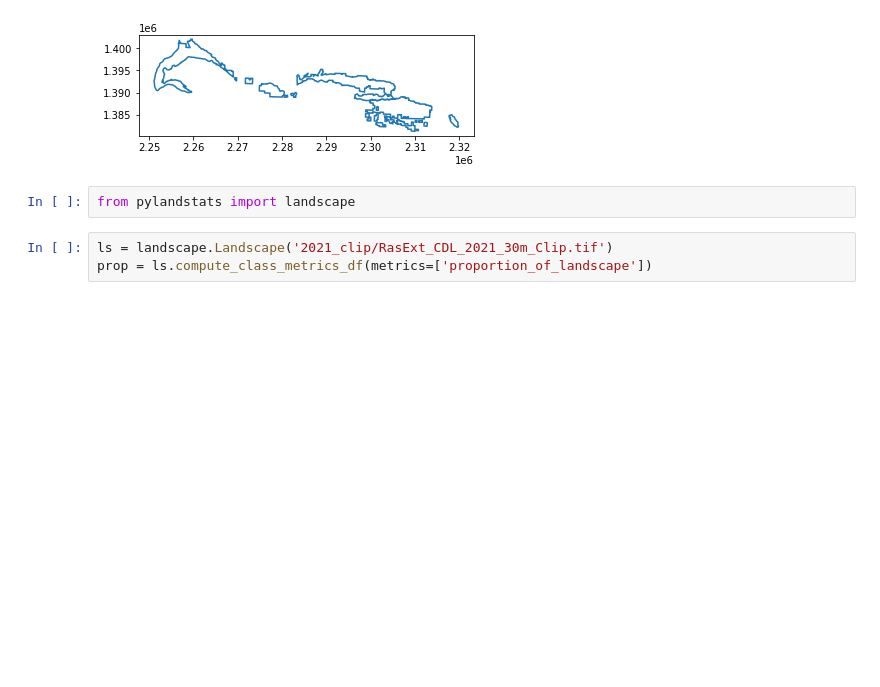
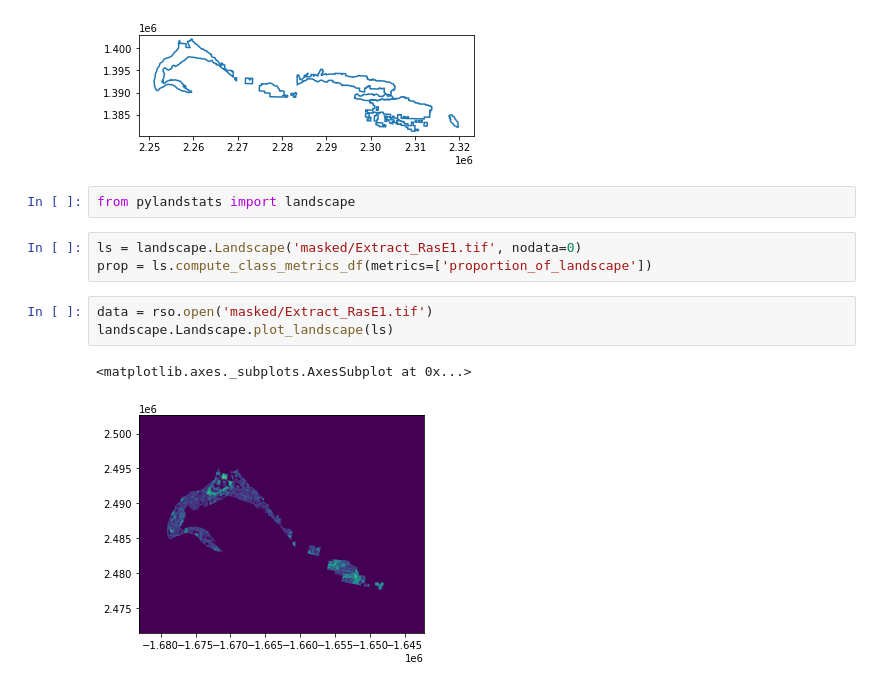
Before and after one commit to bridgetmarie24/pod_pou_lulcc, a Jupyter notebook: subset_LULCC.ipynb, the cells around one changed output. Drawn from its saved outputs; the diff is of its cells as text; blank space fills up the shorter version.

Commit message:
removed background data for metric analysis

```diff
--- a/subset_LULCC.ipynb
+++ b/subset_LULCC.ipynb
@@ -154,7 +113,13 @@ shp_file.boundary.plot()
 # %%
 from pylandstats import landscape
 # %%
-ls = landscape.Landscape('2021_clip/RasExt_CDL_2021_30m_Clip.tif')
+ls = landscape.Landscape('masked/Extract_RasE1.tif', nodata=0)
 prop = ls.compute_class_metrics_df(metrics=['proportion_of_landscape'])
+# %%
+data = rso.open('masked/Extract_RasE1.tif')
+landscape.Landscape.plot_landscape(ls)
+# %% [output]
+<matplotlib.axes._subplots.AxesSubplot at 0x...>
+[figure, added]
 # %%
 display(prop)
```
Also changed, not shown: parts of 3 cells of this notebook.
